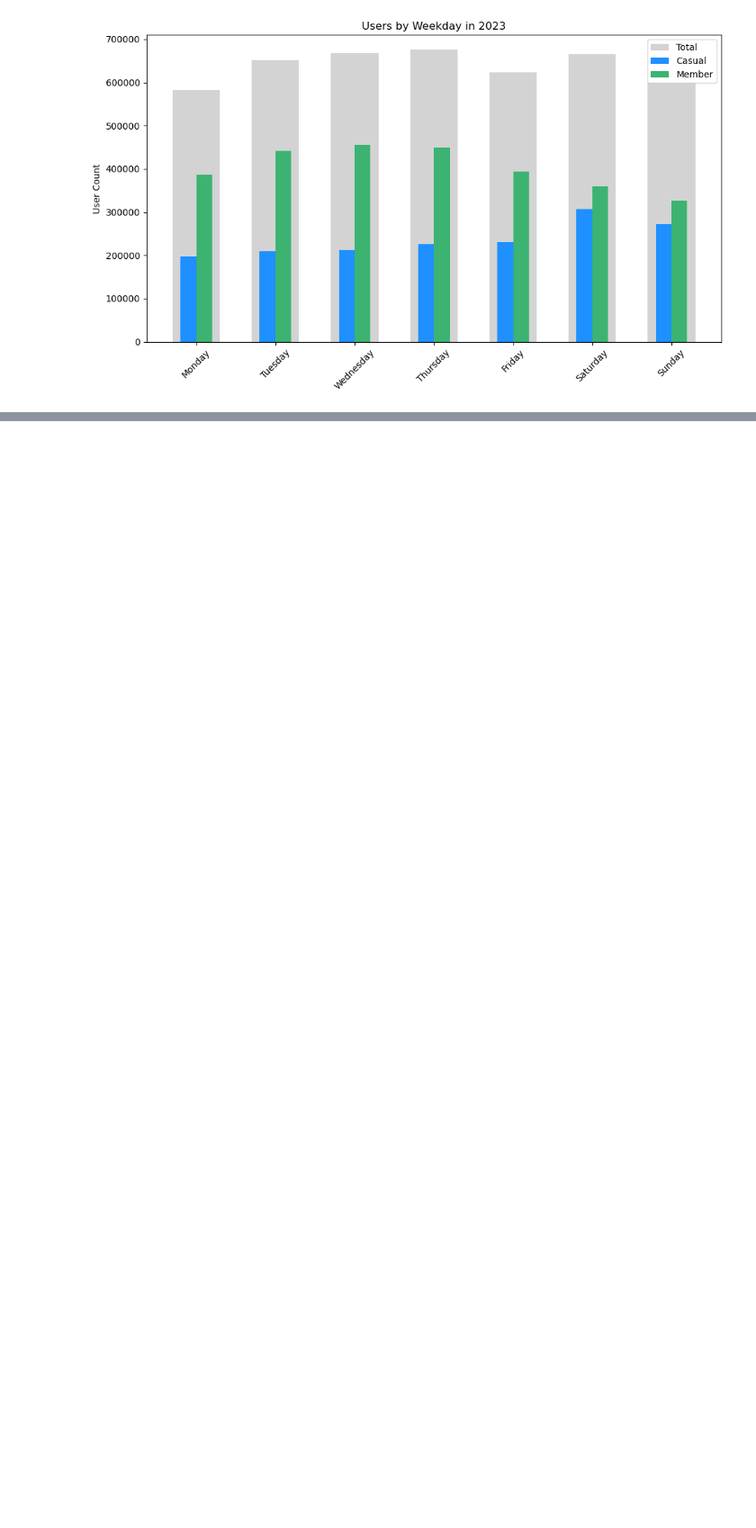
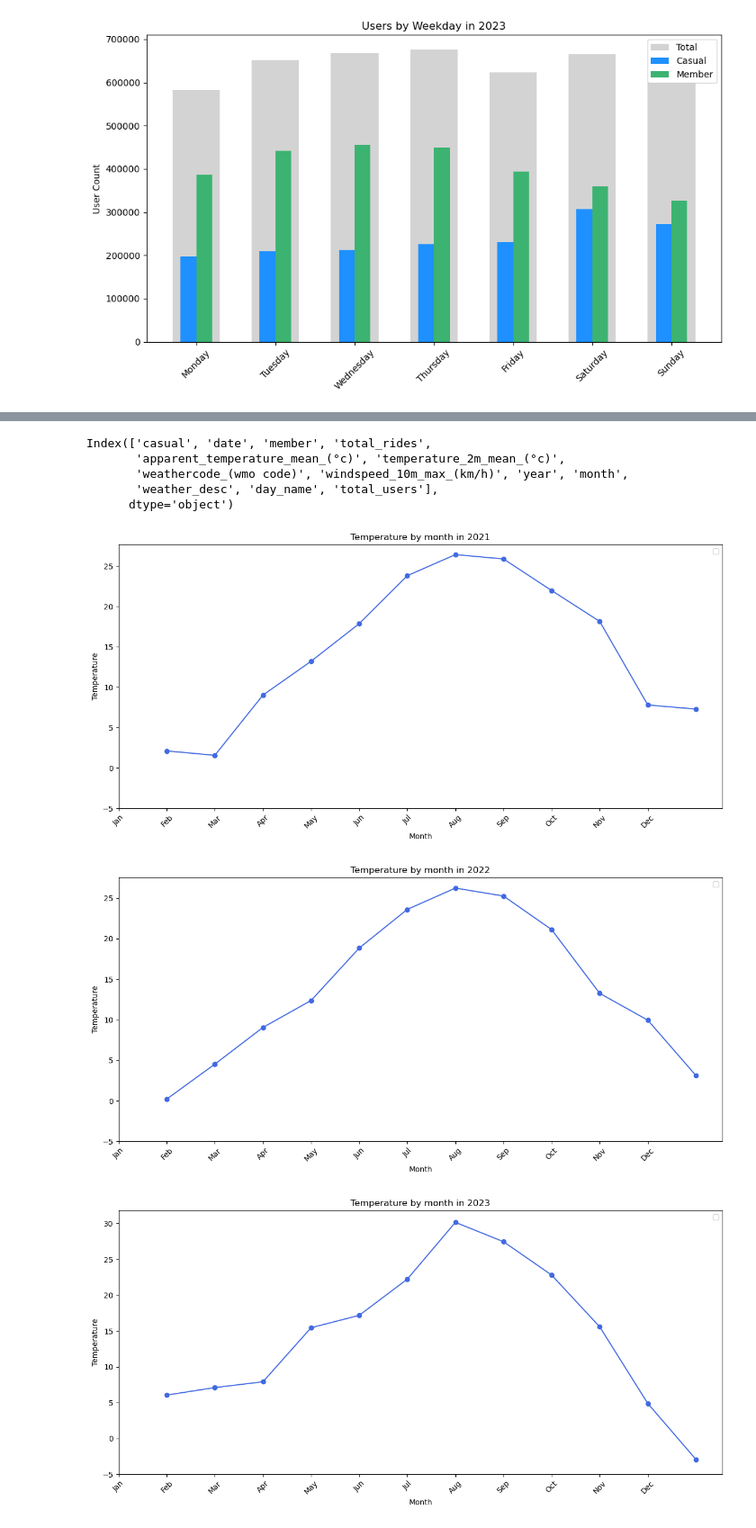
Before and after one commit to marcosmicozzi/my_code, a Jupyter notebook: m1p03_daily_weather.ipynb, the cells around one changed output, grey strips where cells are left out. Shown: that part at 90% size. Cells and saved outputs as stored; diff of their text form; code cells hidden in the pictures; blank space fills up the shorter version.

```diff
--- a/m1p03_daily_weather.ipynb
+++ b/m1p03_daily_weather.ipynb
@@ -319,0 +322,38 @@ for year in df_dailyweather['year'].unique():
+# %%
+df_dailyweather.columns
+# %% [output]
+Index(['casual', 'date', 'member', 'total_rides',
+       'apparent_temperature_mean_(°c)', 'temperature_2m_mean_(°c)',
+       'weathercode_(wmo code)', 'windspeed_10m_max_(km/h)', 'year', 'month',
+       'weather_desc', 'day_name', 'total_users'],
+      dtype='object')
+# %%
+df_dailyweather['year'] = df_dailyweather['date'].dt.year
+df_dailyweather['month'] = df_dailyweather['date'].dt.month
+
+
+monthly_temp = df_dailyweather.groupby(['year', 'month'])['temperature_2m_mean_(°c)'].mean().reset_index()
+
+
+for year in df_dailyweather['year'].unique():
+    yearly_data = monthly_temp[monthly_temp['year'] == year]
+    months = yearly_data['month']
+    x = np.arange(len(months))
+    width = 0.4
+
+    plt.figure(figsize=(12, 6))
+    # plt.hist(x, yearly_data['temperature_2m_mean_(°c)'], width=width, label='Temperature', color='royalblue')
+    plt.plot(months, yearly_data['temperature_2m_mean_(°c)'], marker='o', color='royalblue')
+
+    plt.xticks(x, [month_names[m-1] for m in months], rotation=45)
+    plt.xlabel('Month')
+    plt.ylabel('Temperature')
+    plt.ylim(bottom=-5)
+    plt.title(f'Temperature by month in {year}')
+    plt.legend()
+    plt.tight_layout()
+    plt.show()
+# %% [output]
+[figure, added]
+[figure, added]
+[figure, added]
```
Also changed, not shown: parts of 3 cells of this notebook, 1 other file.
